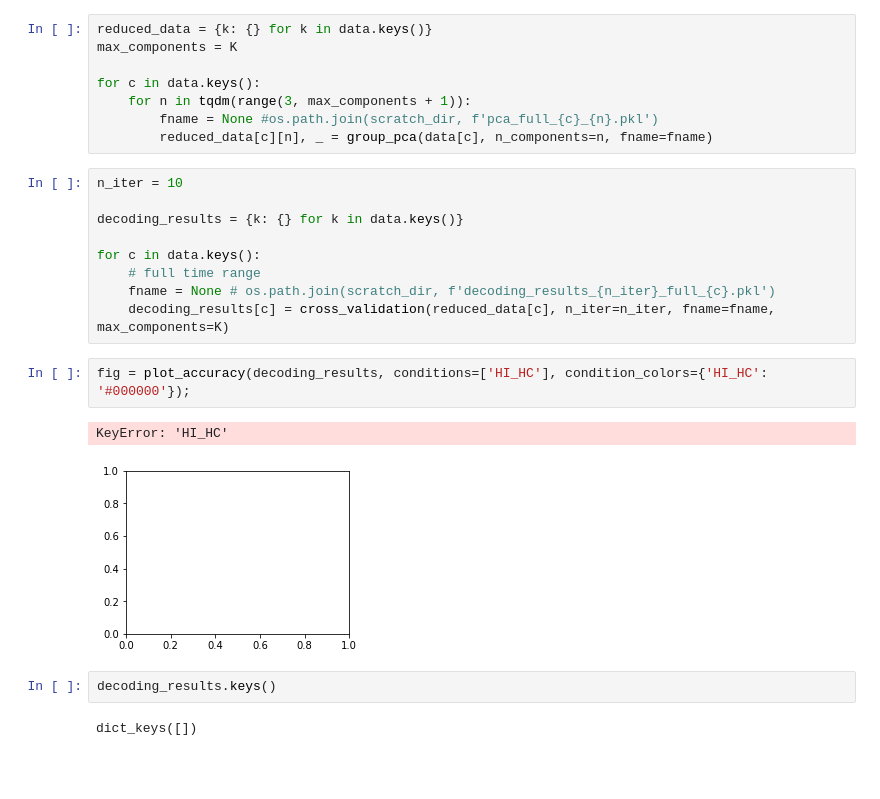
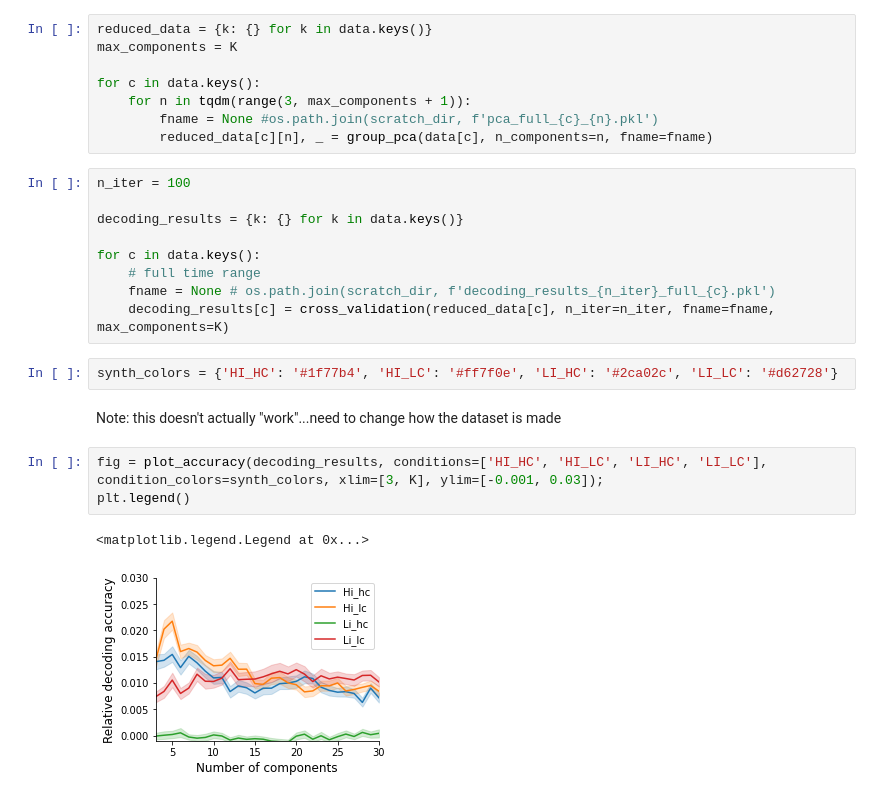
Before and after one commit to ContextLab/pca_paper, a Jupyter notebook: code/notebooks/simulations.ipynb, the cells around one changed output. Saved outputs shown, nothing was run; the diff lists cells and outputs as text; blank space fills up the shorter version.

```diff
--- a/code/notebooks/simulations.ipynb
+++ b/code/notebooks/simulations.ipynb
@@ -103,7 +106,7 @@ for c in data.keys():
         fname = None #os.path.join(scratch_dir, f'pca_full_{c}_{n}.pkl')
         reduced_data[c][n], _ = group_pca(data[c], n_components=n, fname=fname)
 # %%
-n_iter = 10
+n_iter = 100
 
 decoding_results = {k: {} for k in data.keys()}
 
@@ -111,12 +114,13 @@ for c in data.keys():
     # full time range
     fname = None # os.path.join(scratch_dir, f'decoding_results_{n_iter}_full_{c}.pkl')
     decoding_results[c] = cross_validation(reduced_data[c], n_iter=n_iter, fname=fname, max_components=K)
-# %%
-fig = plot_accuracy(decoding_results, conditions=['HI_HC'], condition_colors={'HI_HC': '#000000'});
-# %% [output]
-KeyError: 'HI_HC'
-[figure, removed]
-# %%
-decoding_results.keys()
-# %% [output]
-dict_keys([])
+# %%
+synth_colors = {'HI_HC': '#1f77b4', 'HI_LC': '#ff7f0e', 'LI_HC': '#2ca02c', 'LI_LC': '#d62728'}
+# %% [markdown]
+Note: this doesn't actually "work"...need to change how the dataset is made
+# %%
+fig = plot_accuracy(decoding_results, conditions=['HI_HC', 'HI_LC', 'LI_HC', 'LI_LC'], condition_colors=synth_colors, xlim=[3, K], ylim=[-0.001, 0.03]);
+plt.legend()
+# %% [output]
+<matplotlib.legend.Legend at 0x...>
+[figure, added]
```
Also changed, not shown: parts of 3 cells of this notebook, 1 other file.
